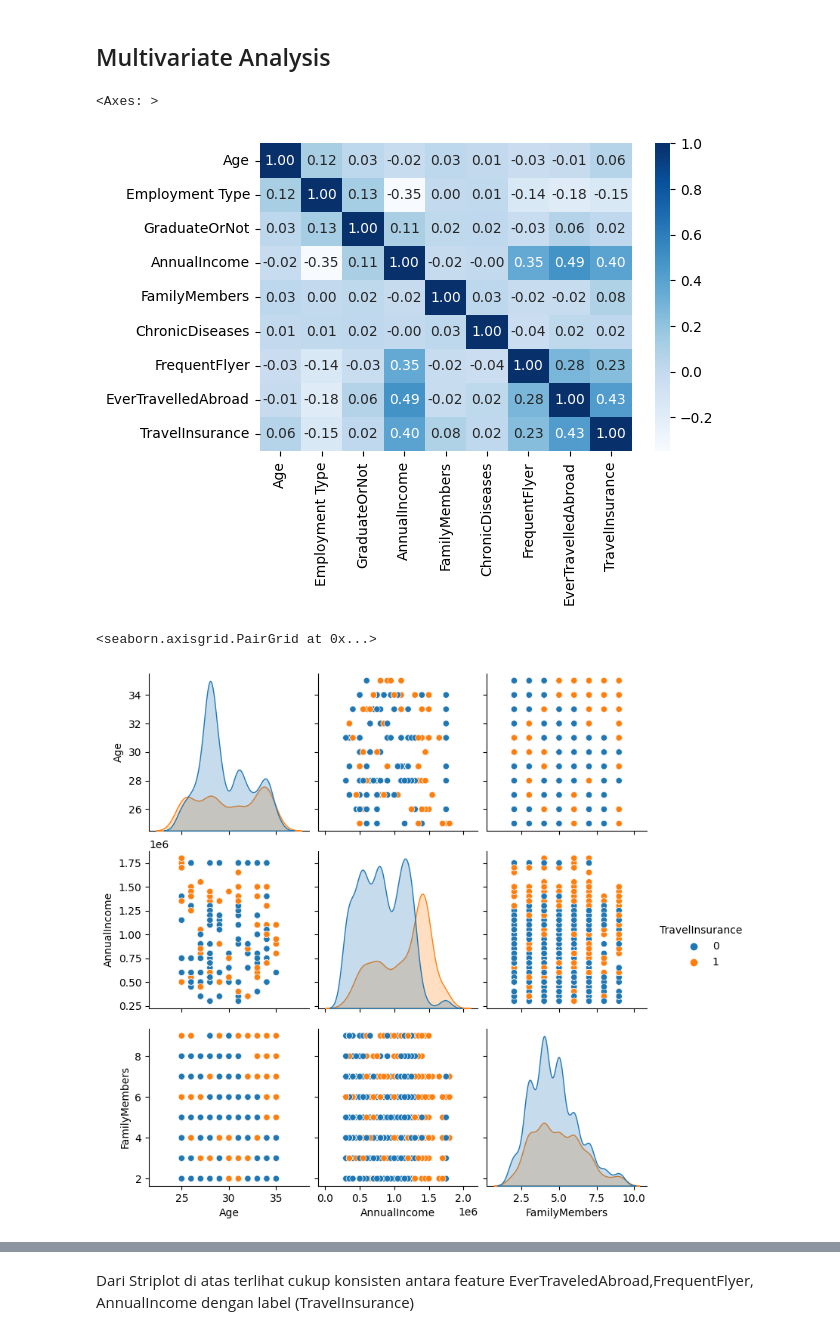
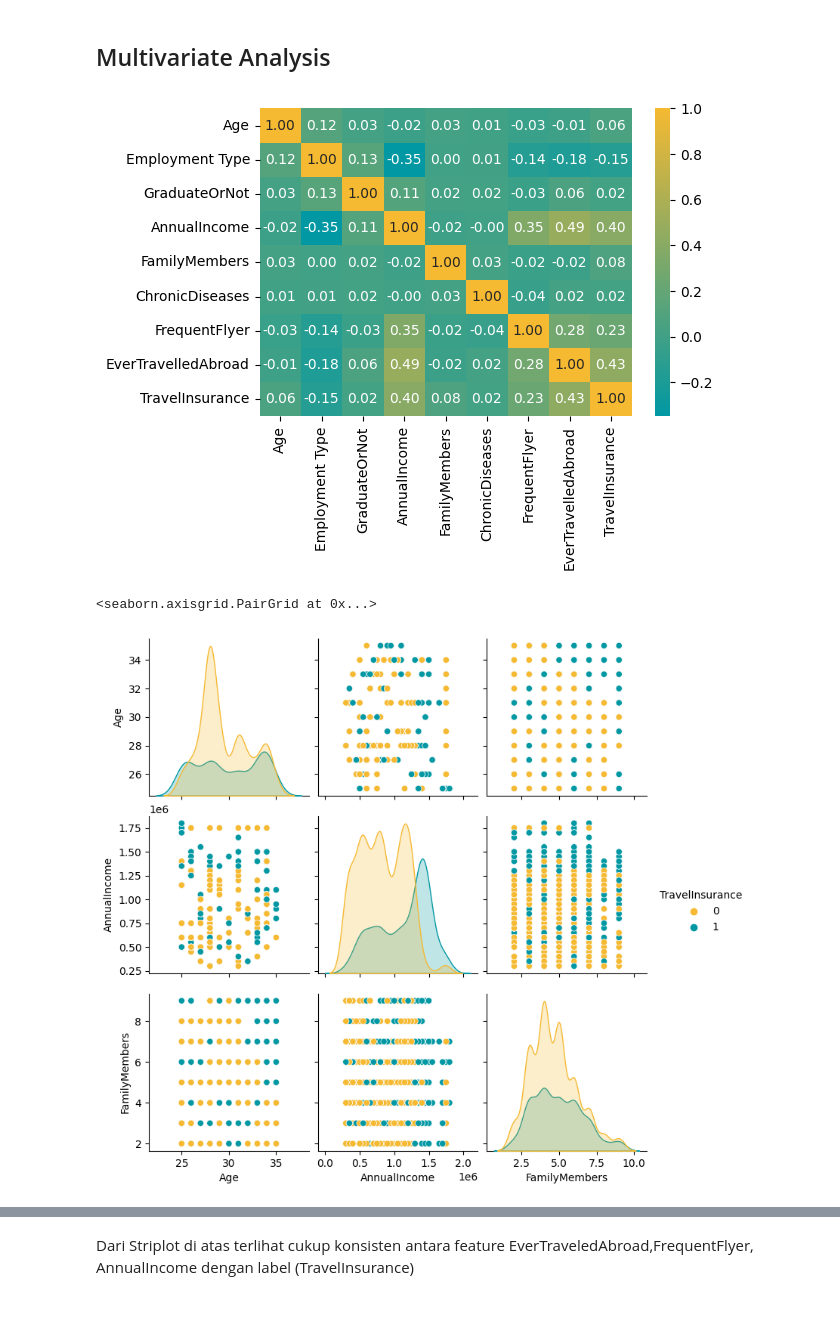
Before and after one commit to DataRoastery/Final_Stage, a Jupyter notebook: Data_Roastery_Source_Code.ipynb, the cells around one changed output, grey strips where cells are left out. Cells and saved outputs as stored; diff of their text form; code cells hidden in the pictures.

```diff
--- a/Data_Roastery_Source_Code.ipynb
+++ b/Data_Roastery_Source_Code.ipynb
@@ -289,11 +300,15 @@ df3['GraduateOrNot']= df2['GraduateOrNot'].map(mapping_GraduateOrNot)
 df3['FrequentFlyer']= df2['FrequentFlyer'].map(mapping_FrequentFlyer)
 df3['EverTravelledAbroad']= df2['EverTravelledAbroad'].map(mapping_EverTravelledAbroad)
 # %%
+import matplotlib.colors as mcolors
+blue_yellow_cmap = mcolors.LinearSegmentedColormap.from_list("custom_cmap", ['#0198a3ff', '#f5b932ff'])
+
 plt.figure(figsize=(6,4))
-sns.heatmap(df3.corr(), cmap='Blues', annot=True, fmt='.2f')
+sns.heatmap(df3.corr(), cmap=blue_yellow_cmap, annot=True, fmt='.2f')
+
+plt.show()
 # %% [output]
-<Axes: >
-[figure, old version]
+[figure, new version]
 # %%
 #pengelompokan untuk pairplot/stripplot
 plot_cat = ['Age','Employment Type','GraduateOrNot','AnnualIncome','FamilyMembers','FrequentFlyer','EverTravelledAbroad','TravelInsurance']
@@ -301,8 +318,8 @@ plot_num = ['Age', 'AnnualIncome', 'FamilyMembers']
 # %%
-sns.pairplot(df[plot_cat], diag_kind='kde',hue='TravelInsurance')
+sns.pairplot(df[plot_cat], diag_kind='kde',hue='TravelInsurance', palette = colors)
 # %% [output]
 <seaborn.axisgrid.PairGrid at 0x...>
-[figure, old version]
+[figure, new version]
 # %%
 fig = plt.figure(figsize=(13, 13))
 for i in range(0, len(plot_num)):
```
Also changed, not shown: parts of 51 cells of this notebook.
